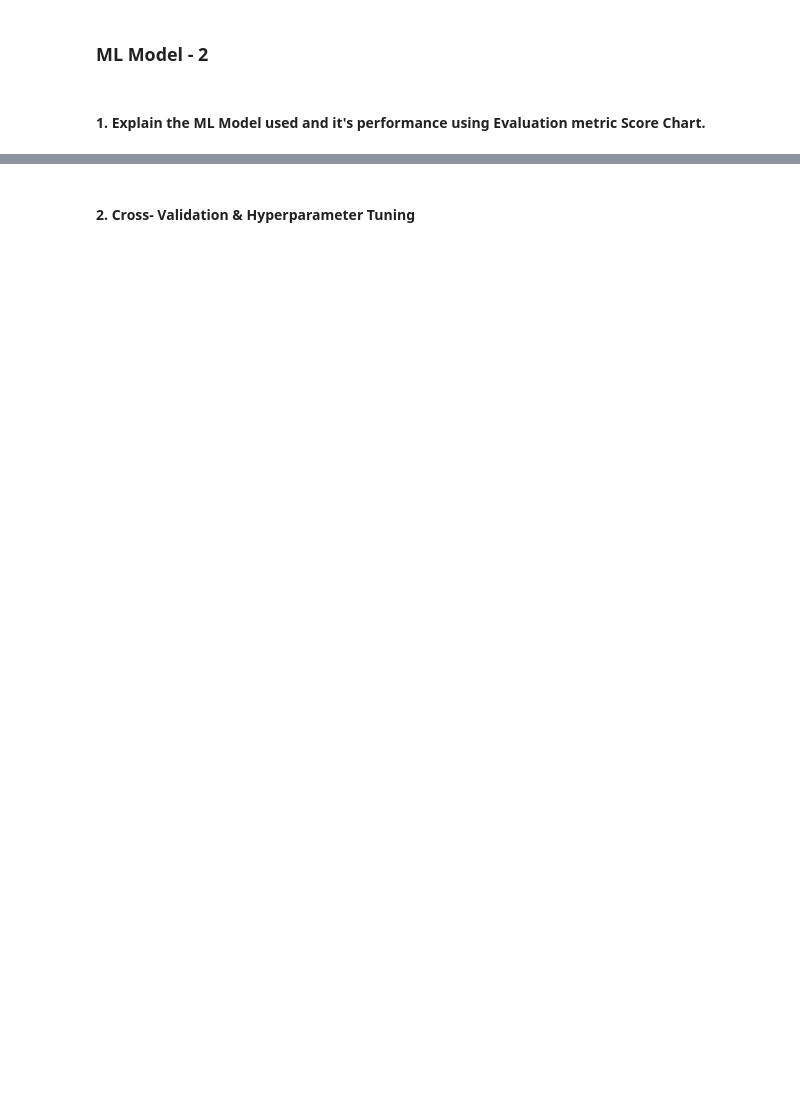
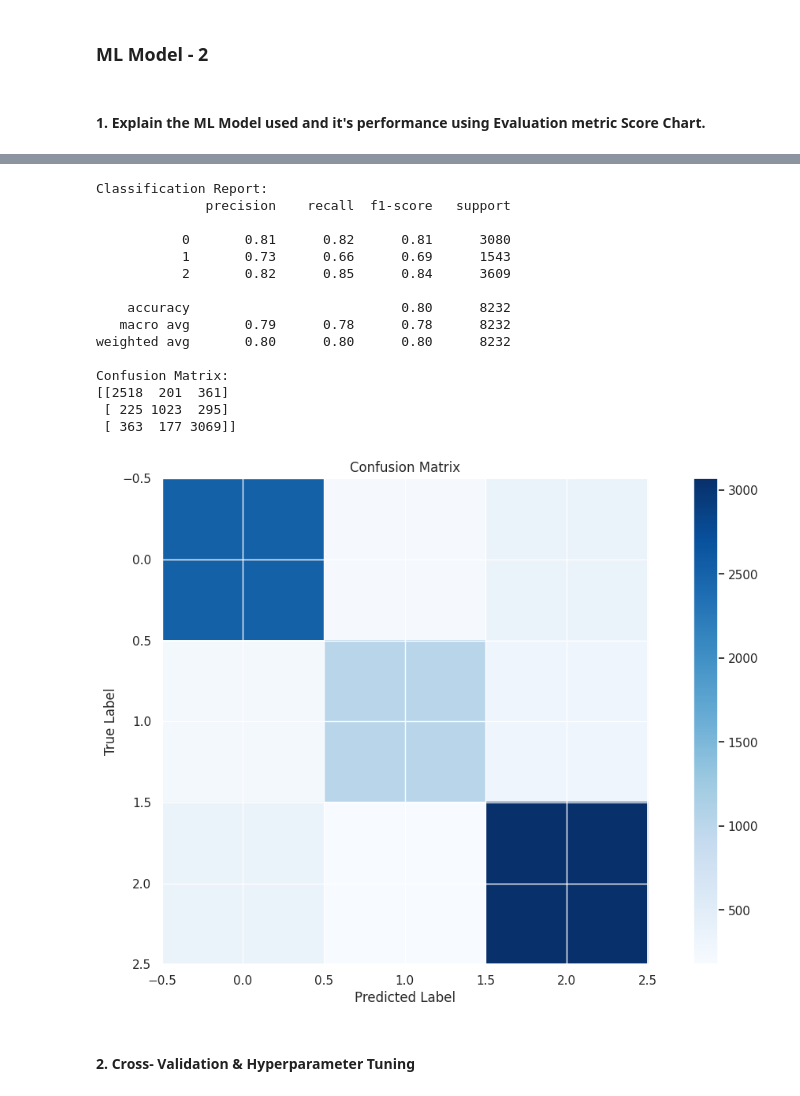
Before and after one commit to Pawanme9034/Sentiment_Analysis_Predicting_sentiment_of_COVID-19_tweets, a Jupyter notebook: Sentiment_Analysis_Predicting_sentiment_of_COVID_19_tweets.ipynb, the cells around one changed output, grey strips where cells are left out. Drawn from its saved outputs; the diff is of its cells as text; code cells hidden in the pictures; blank space fills up the shorter version.

```diff
--- a/Sentiment_Analysis_Predicting_sentiment_of_COVID_19_tweets.ipynb
+++ b/Sentiment_Analysis_Predicting_sentiment_of_COVID_19_tweets.ipynb
@@ -1038,7 +1407,7 @@ from sklearn.model_selection import GridSearchCV
 
 param_grid = {
 
-    'solver': [ 'saga','newton-cg','lbfgs', 'liblinear', ],
+    'solver': [ 'saga','newton-cg','lbfgs', 'liblinear'],
     'max_iter': [100,1000]
 }
 
@@ -1091,3 +1485,43 @@ print("Test accuracy Score : ",SVC_test_accuracy )
+# %%
+from sklearn.metrics import classification_report, confusion_matrix, roc_curve, auc
+import matplotlib.pyplot as plt
+
+# Assuming you have true labels y_test and predicted labels SVC_pred_test
+# Replace them with your actual variables
+
+# Classification Report
+print("Classification Report:")
+print(classification_report(y_test, SVC_pred_test))
+
+# Confusion Matrix
+conf_matrix = confusion_matrix(y_test, SVC_pred_test)
+print("Confusion Matrix:")
+print(conf_matrix)
+
+# Plotting Confusion Matrix
+plt.imshow(conf_matrix, interpolation='nearest', cmap=plt.cm.Blues)
+plt.title('Confusion Matrix')
+plt.colorbar()
+plt.xlabel('Predicted Label')
+plt.ylabel('True Label')
+plt.show()
+# %% [output]
+Classification Report:
+              precision    recall  f1-score   support
+
+           0       0.81      0.82      0.81      3080
+           1       0.73      0.66      0.69      1543
+           2       0.82      0.85      0.84      3609
+
+    accuracy                           0.80      8232
+   macro avg       0.79      0.78      0.78      8232
+weighted avg       0.80      0.80      0.80      8232
+
+Confusion Matrix:
+[[2518  201  361]
+ [ 225 1023  295]
+ [ 363  177 3069]]
+[figure, added]
 # %% [markdown]
 #### 2. Cross- Validation & Hyperparameter Tuning
 # %%
```
Also changed, not shown: parts of 138 cells of this notebook.
